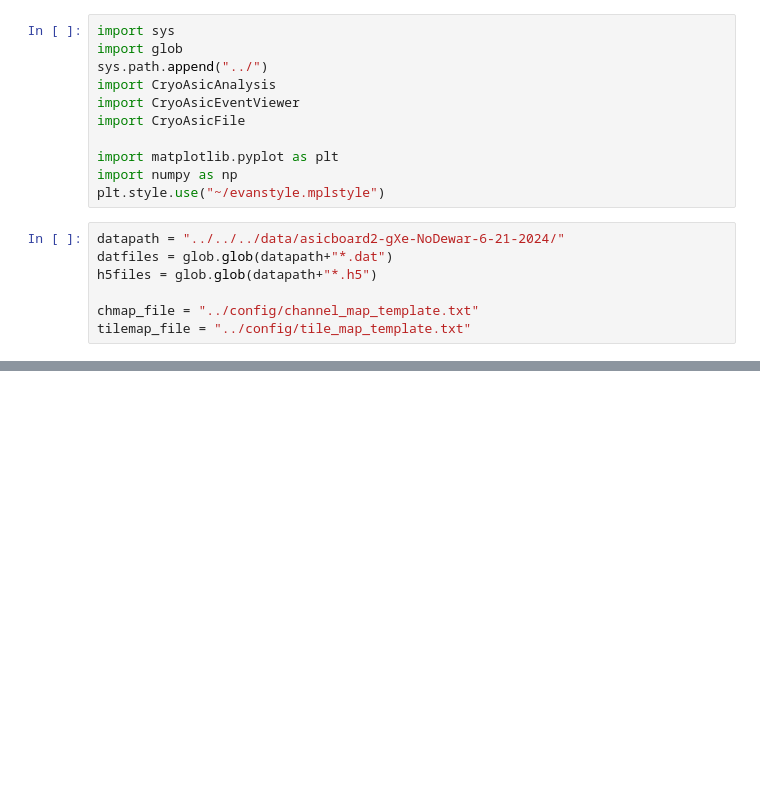
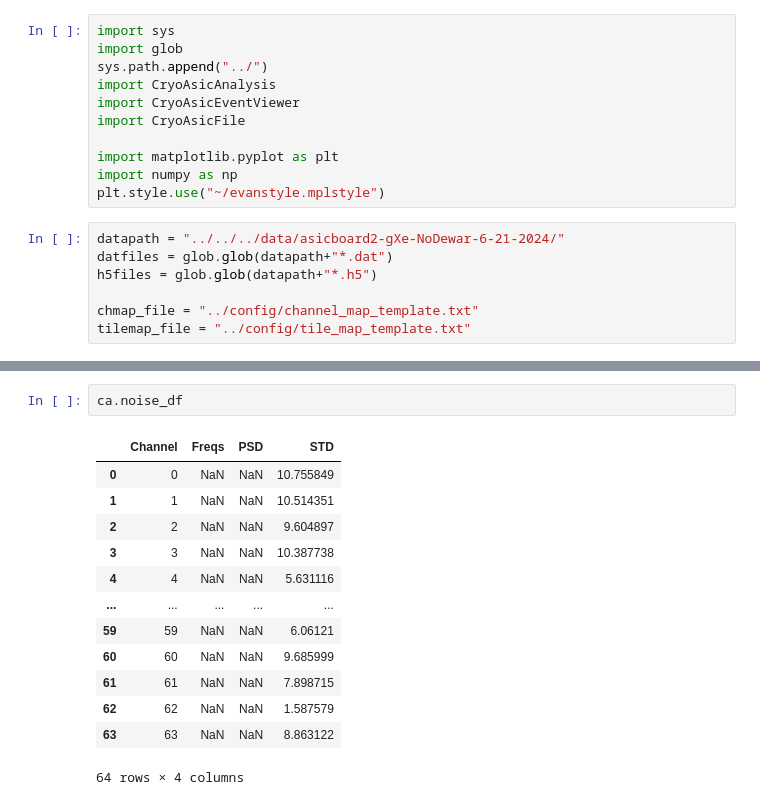
Before and after one commit to nEXO-collaboration/cryo-asic-analysis, a Jupyter notebook: notebooks/strip_plot_demonstrator.ipynb, the cells around one changed output, grey strips where cells are left out. Drawn from its saved outputs; the diff is of its cells as text; blank space fills up the shorter version.

```diff
--- a/notebooks/strip_plot_demonstrator.ipynb
+++ b/notebooks/strip_plot_demonstrator.ipynb
@@ -46,0 +84,16 @@ ImportError: IProgress not found. Please update jupyter and ipywidgets. See http
+# %%
+ca.noise_df
+# %% [output]
+|  | Channel | Freqs | PSD | STD |
+| 0 | 0 | NaN | NaN | 10.755849 |
+| 1 | 1 | NaN | NaN | 10.514351 |
+| 2 | 2 | NaN | NaN | 9.604897 |
+| 3 | 3 | NaN | NaN | 10.387738 |
+| 4 | 4 | NaN | NaN | 5.631116 |
+| ... | ... | ... | ... | ... |
+| 59 | 59 | NaN | NaN | 6.06121 |
+| 60 | 60 | NaN | NaN | 9.685999 |
+| 61 | 61 | NaN | NaN | 7.898715 |
+| 62 | 62 | NaN | NaN | 1.587579 |
+| 63 | 63 | NaN | NaN | 8.863122 |
+64 rows × 4 columns
```
Also changed, not shown: parts of 3 cells of this notebook, 2 other files.
